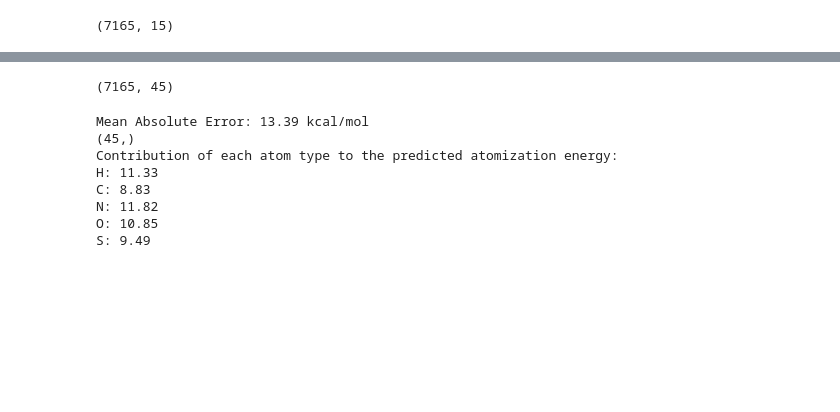
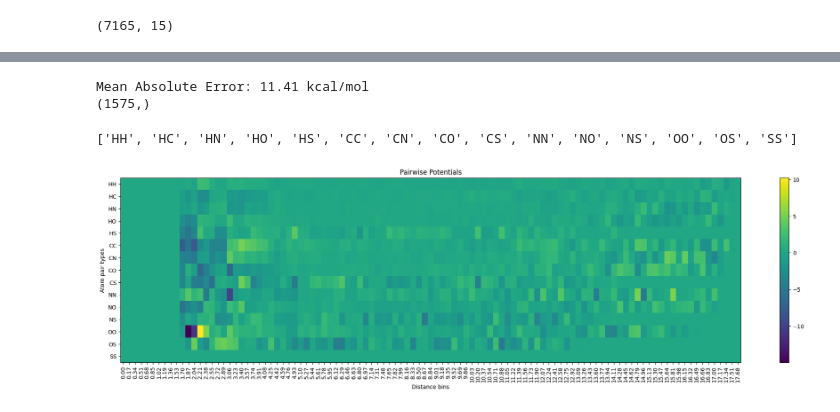
Before and after one commit to mertyaylacigit/ML-for-Data-Science, a Jupyter notebook: Part 2/Lab ML for Data Science Part 2.ipynb, the cells around one changed output, grey strips where cells are left out. Drawn from its saved outputs; the diff is of its cells as text; code cells hidden in the pictures; blank space fills up the shorter version.

```diff
--- a/Part 2/Lab ML for Data Science Part 2.ipynb
+++ b/Part 2/Lab ML for Data Science Part 2.ipynb
@@ -454,10 +330,6 @@ y=T
-# %%
-X.shape
-# %% [output]
-(7165, 45)
 # %%
-#X = combined_map
-#y = T
+X = combined_map
+y = T
 
 # Split the data into training and test sets
 X_train, X_test, y_train, y_test = train_test_split(X, y, test_size=0.2, random_state=42)
@@ -476,7 +348,7 @@ Sigma_xx = np.dot(X_train_centered.T, X_train_centered) / X_train_centered.shape
 Sigma_xt = np.dot(X_train_centered.T, y_train_centered) / X_train_centered.shape[0]
 
 # Regularization parameter
-lambda_reg = .0001
+lambda_reg = 0.001
 
 # Closed-form solution for the ridge regression weights
 w = np.linalg.inv(Sigma_xx + lambda_reg * np.eye(Sigma_xx.shape[0])).dot(Sigma_xt)
@@ -488,19 +360,41 @@ y_pred = y_pred_centered + y_mean  # Add back the mean to get the final predicti
 # Calculate the Mean Absolute Error
 mae = np.mean(np.abs(y_pred - y_test))
 print(f'Mean Absolute Error: {mae:.2f} kcal/mol')
-
-print(w.shape)
-# 2.3. Output the learned weights
-contributions = dict(zip(['H', 'C', 'N', 'O', 'S'], w))
-print("Contribution of each atom type to the predicted atomization energy:")
-for atom, weight in contributions.items():
-    print(f"{atom}: {weight:.2f}")
 # %% [output]
-Mean Absolute Error: 13.39 kcal/mol
-(45,)
-Contribution of each atom type to the predicted atomization energy:
-H: 11.33
-C: 8.83
-N: 11.82
-O: 10.85
-S: 9.49
+Mean Absolute Error: 11.41 kcal/mol
+(1575,)
+# %%
+
+# Step 1: Define the predefined order
+atom_types = ['H', 'C', 'N', 'O', 'S']
+
+# Generate atom pairs
+atom_pair_types = [a+b for a, b in itertools.combinations(atom_types, 2)] + [a+a for a in atom_types]
+
+# Step 2: Create a dictionary to map each atom type to its position
+order_dict = {atom: index for index, atom in enumerate(atom_types)}
+
+# Step 3: Sort the atom_pair_types using the dictionary
+sorted_atom_pair_types = sorted(atom_pair_types, key=lambda x: (order_dict[x[0]], order_dict[x[1]]))
+
+print(sorted_atom_pair_types)
+# %% [output]
+['HH', 'HC', 'HN', 'HO', 'HS', 'CC', 'CN', 'CO', 'CS', 'NN', 'NO', 'NS', 'OO', 'OS', 'SS']
+# %%
+num_bins = int(w.shape[0]/15)
+shaped_w = w.reshape((num_bins,15))
+
+matrix = shaped_w.T
+
+
+plt.figure(figsize=(25, 6))
+plt.imshow(matrix, aspect='auto', cmap='viridis')
+plt.colorbar()
+plt.title('Pairwise Potentials')
+plt.xlabel('Distance bins')
+plt.ylabel('Atom pair types')
+plt.yticks(ticks=np.arange(len(sorted_atom_pair_types)), labels=sorted_atom_pair_types)
+plt.xticks(ticks=np.arange(num_bins), labels=[f'{x * 0.17:.2f}'  for x in range(num_bins)], rotation=90) # interval_steps = 0.17
+plt.show()
+# %% [output]
+[figure, added]
```
Also changed, not shown: parts of 18 cells of this notebook.
